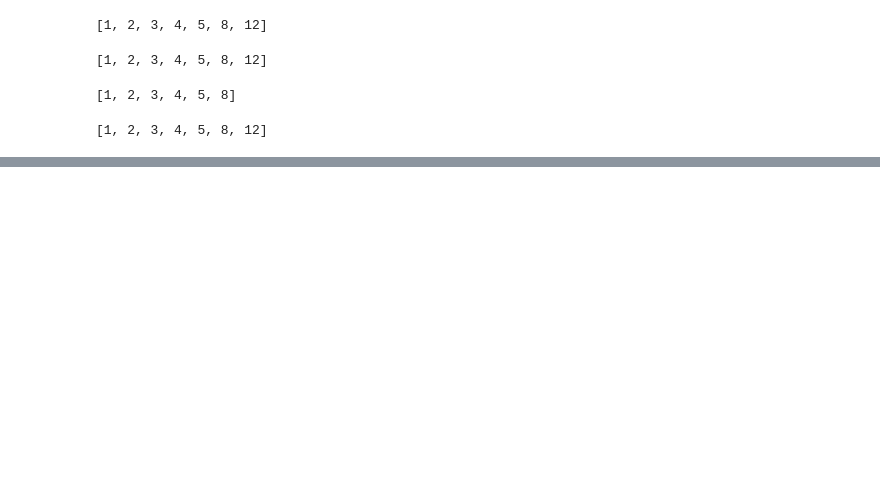
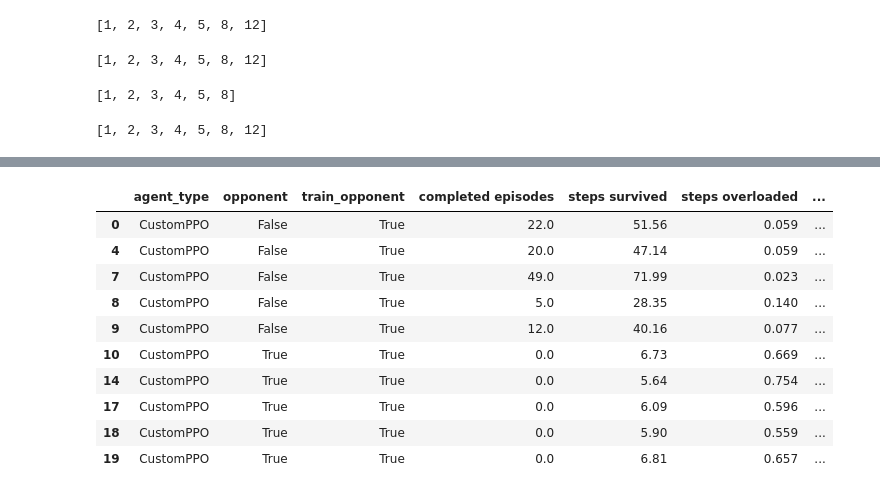
Before and after one commit to EricavanderSar/rl4pnc-survey, a Jupyter notebook: notebooks/SurveyPaper_OverviewTables.ipynb, the cells around one changed output, grey strips where cells are left out. Cells and saved outputs as stored; diff of their text form; code cells hidden in the pictures; blank space fills up the shorter version.

```diff
--- a/notebooks/SurveyPaper_OverviewTables.ipynb
+++ b/notebooks/SurveyPaper_OverviewTables.ipynb
@@ -189,0 +218,16 @@ all_subs_changed
+# %%
+filter_rl_opp_base = ((df_rl_opp['action space'] == "medha") & (df_rl_opp['line_reco']) & ~(df_rl_opp['line_disc']) & (df_rl_opp['reset_topo']==0.0) )
+base_rl_opp = df_rl_opp.loc[filter_rl_opp_base, measures]
+base_rl_opp
+# %% [output]
+|  | agent_type | opponent | train_opponent | completed episodes | steps survived | steps overloaded | ... |
+| 0 | CustomPPO | False | True | 22.0 | 51.56 | 0.059 | ... |
+| 4 | CustomPPO | False | True | 20.0 | 47.14 | 0.059 | ... |
+| 7 | CustomPPO | False | True | 49.0 | 71.99 | 0.023 | ... |
+| 8 | CustomPPO | False | True | 5.0 | 28.35 | 0.140 | ... |
+| 9 | CustomPPO | False | True | 12.0 | 40.16 | 0.077 | ... |
+| 10 | CustomPPO | True | True | 0.0 | 6.73 | 0.669 | ... |
+| 14 | CustomPPO | True | True | 0.0 | 5.64 | 0.754 | ... |
+| 17 | CustomPPO | True | True | 0.0 | 6.09 | 0.596 | ... |
+| 18 | CustomPPO | True | True | 0.0 | 5.90 | 0.559 | ... |
+| 19 | CustomPPO | True | True | 0.0 | 6.81 | 0.657 | ... |
```
Also changed, not shown: parts of 7 cells of this notebook, 3 other files.
